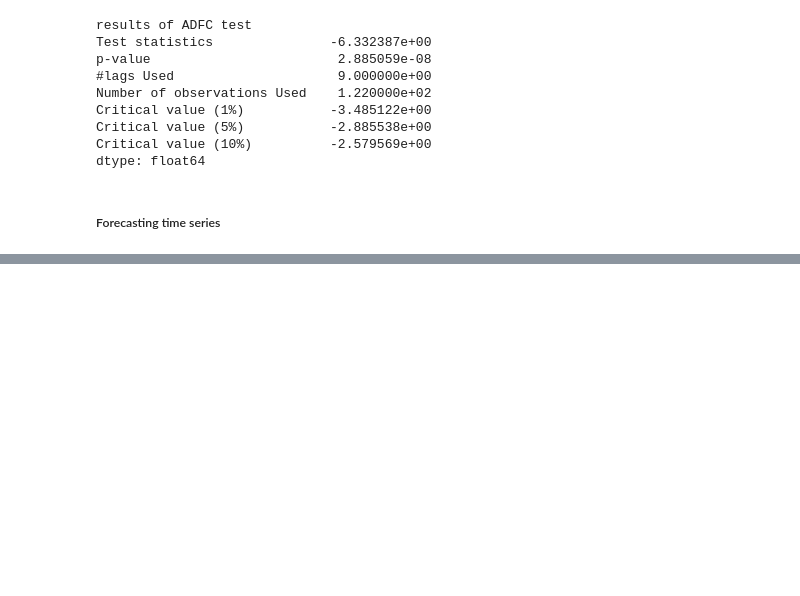
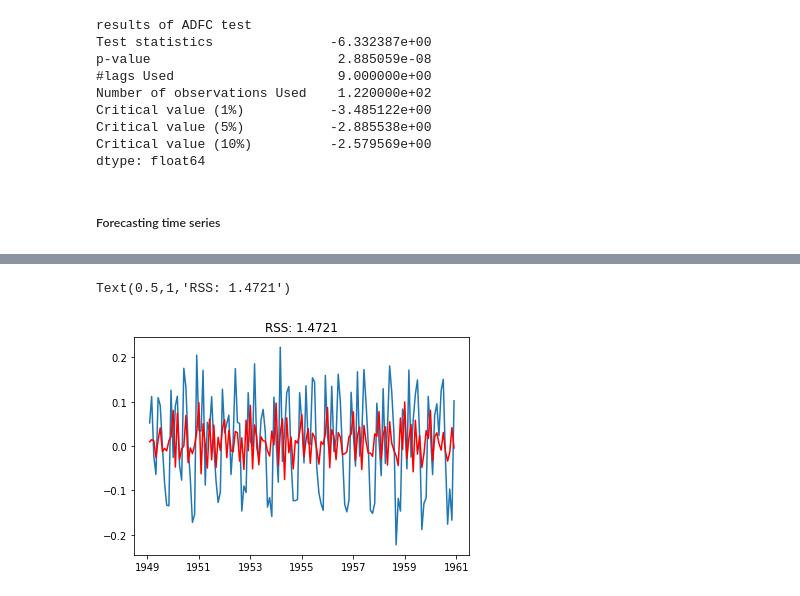
Before and after one commit to r-wambui/Time_series_analysis, a Jupyter notebook: Future Sales/Time Series Analysis.ipynb, the cells around one changed output, grey strips where cells are left out. Saved outputs shown, nothing was run; the diff lists cells and outputs as text; code cells hidden in the pictures; blank space fills up the shorter version.

```diff
--- a/Future Sales/Time Series Analysis.ipynb
+++ b/Future Sales/Time Series Analysis.ipynb
@@ -243,0 +298,11 @@ dtype: float64
+# %%
+# MA Model
+model = ARIMA(index_dataset_log, order=(0, 1, 2))  # (p=2, d=1, q=2)
+results_MA = model.fit(disp=-1)
+plt.plot(difference_shift)
+plt.plot(results_MA.fittedvalues, color='red')
+# Residual Sum of Squares
+plt.title('RSS: %.4f'% sum((results_MA.fittedvalues-difference_shift["#Passengers"])**2))
+# %% [output]
+Text(0.5,1,'RSS: 1.4721')
+[figure, added]
```
Also changed, not shown: parts of 16 cells of this notebook.
